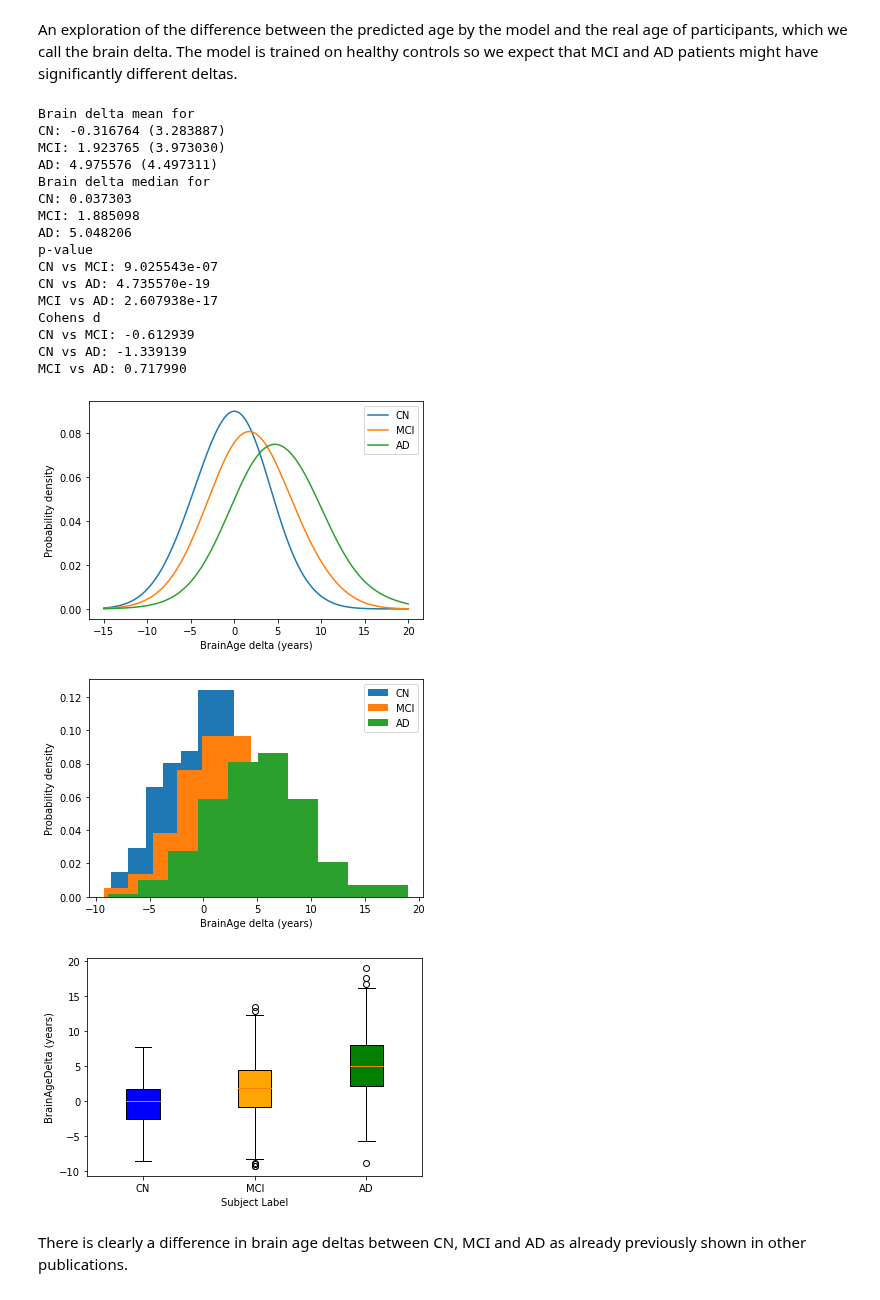
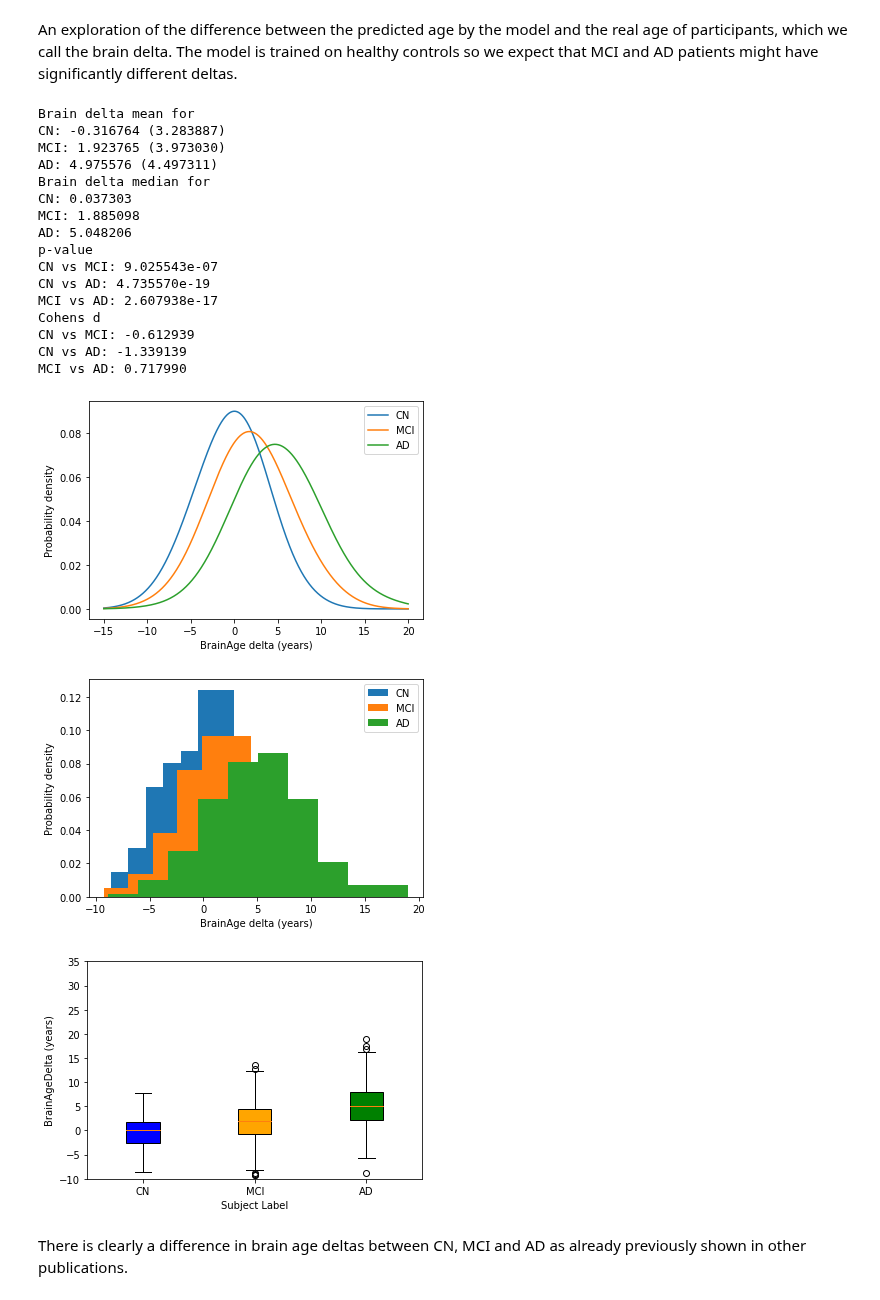
Before and after one commit to JGarciaCondado/ADNIBrainAge, a Jupyter notebook: jupyternotebooks/structuralBrainAge.ipynb, the cells around one changed output. Cells and saved outputs as stored; diff of their text form; code cells hidden in the pictures.

Commit message:
Make scales of age equal between graphs in different notebooks and safe svg

```diff
--- a/jupyternotebooks/structuralBrainAge.ipynb
+++ b/jupyternotebooks/structuralBrainAge.ipynb
@@ -412,34 +412,36 @@ plt.show()
 fig = plt.figure()
 ax = fig.add_subplot(111)
 bp = ax.boxplot([delta_cn, delta_mci, delta_ad], patch_artist = True,
                 labels=['CN', 'MCI', 'AD'])
 colors = ['b', 'orange',
           'g']
 for patch, color in zip(bp['boxes'], colors):
     patch.set_facecolor(color)
 plt.xlabel('Subject Label')
 plt.ylabel('BrainAgeDelta (years)')
+plt.ylim([-10, 35])
+plt.savefig('figures/brainages_struct.svg')
 plt.show()
 # %% [output]
 Brain delta mean for
 CN: -0.316764 (3.283887)
 MCI: 1.923765 (3.973030)
 AD: 4.975576 (4.497311)
 Brain delta median for
 CN: 0.037303
 MCI: 1.885098
 AD: 5.048206
 p-value
 CN vs MCI: 9.025543e-07
 CN vs AD: 4.735570e-19
 MCI vs AD: 2.607938e-17
 Cohens d
 CN vs MCI: -0.612939
 CN vs AD: -1.339139
 MCI vs AD: 0.717990
 [figure]
 [figure]
-[figure, old version]
+[figure, new version]
 # %% [markdown]
 There is clearly a difference in brain age deltas between CN, MCI and AD as already previously shown in other publications.
 # %% [markdown]
```
Also changed, not shown: parts of 1 cell of this notebook.
